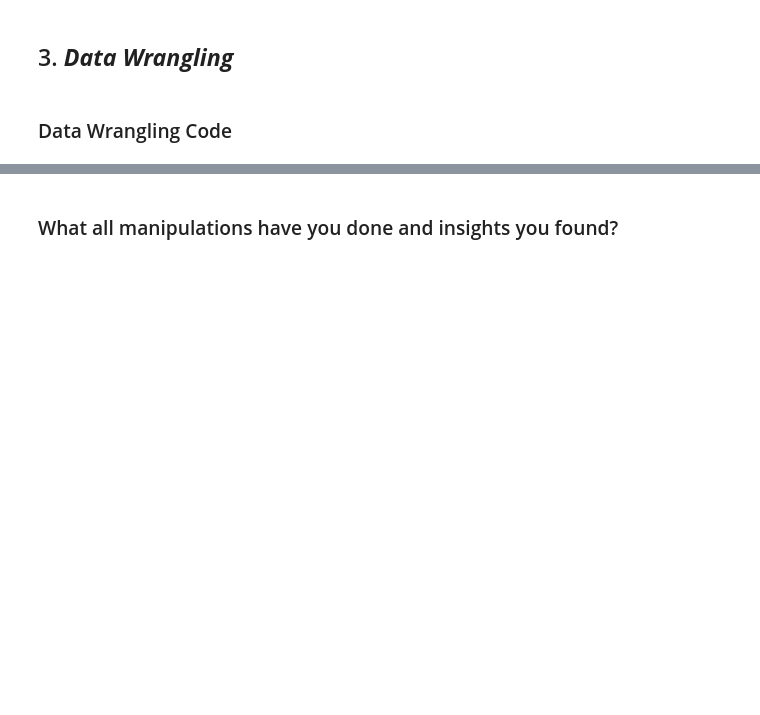
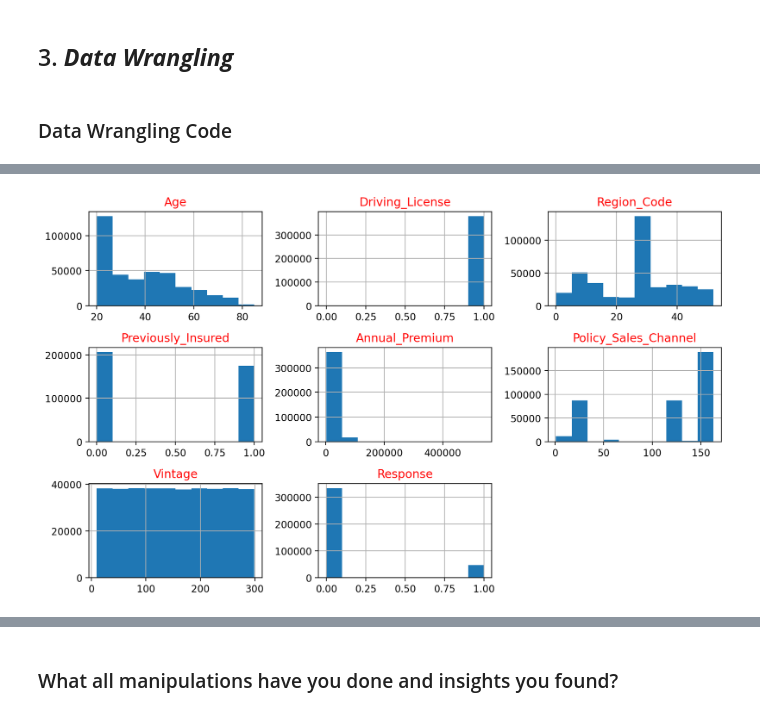
Before and after one commit to saidul-mondal-au7/health_insurance_cross_sell_prediction, a Jupyter notebook: health_insurance_cross_sell_prediction.ipynb, the cells around one changed output, grey strips where cells are left out. Saved outputs shown, nothing was run; the diff lists cells and outputs as text; code cells hidden in the pictures; blank space fills up the shorter version.

```diff
--- a/health_insurance_cross_sell_prediction.ipynb
+++ b/health_insurance_cross_sell_prediction.ipynb
@@ -219,0 +323,12 @@ Answer Here
+# %%
+# Visualization of Numeric columns
+
+plt.figure(figsize=(10,6),dpi=200)
+
+for i,feature in enumerate(num_col):
+  plt.subplot(3,3,i+1)
+  df[feature].hist()
+  plt.title(feature, fontsize=12,color='red')
+  plt.tight_layout()
+# %% [output]
+[figure, added]
```
Also changed, not shown: parts of 34 cells of this notebook.
